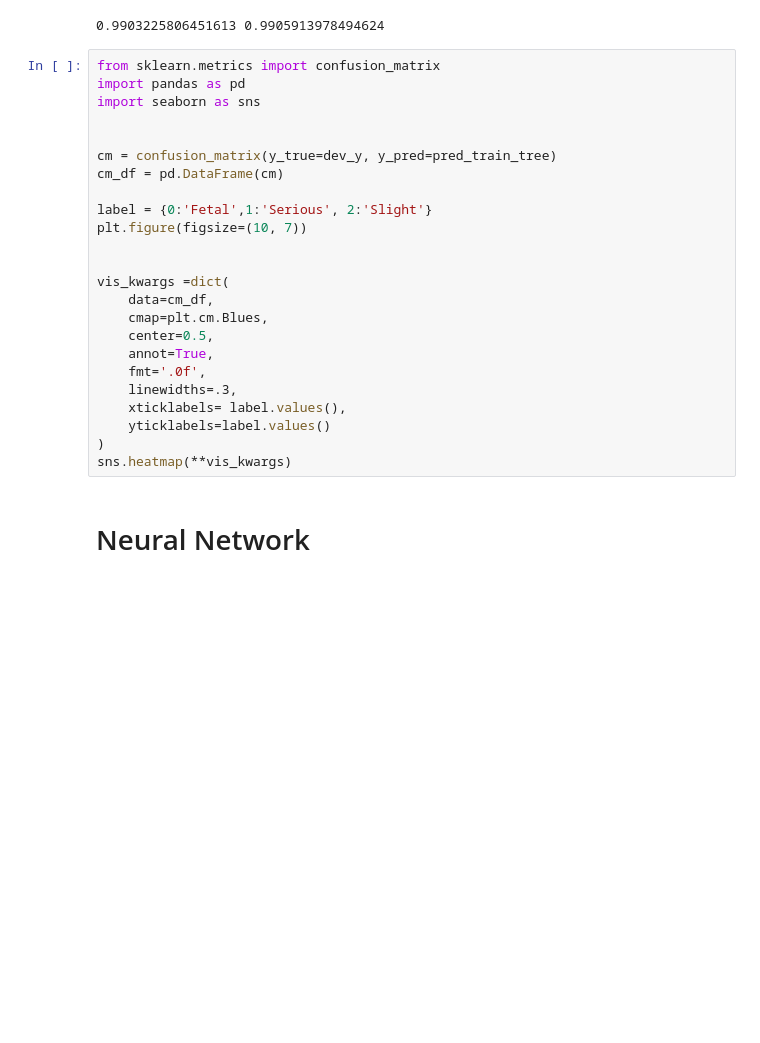
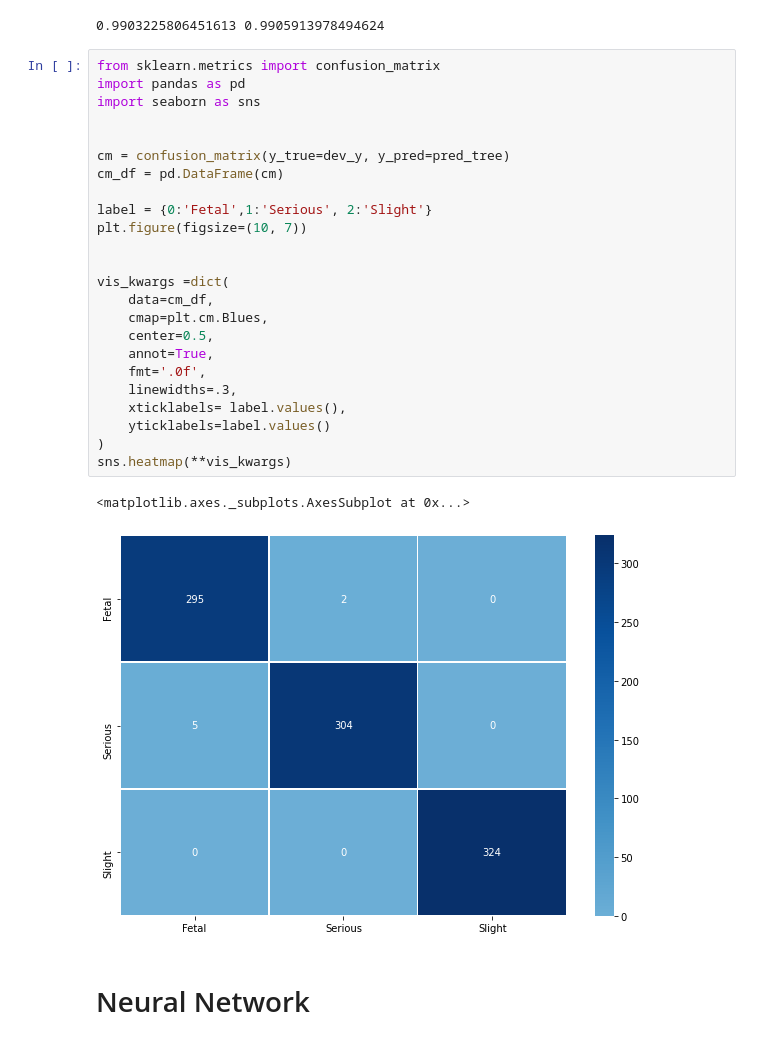
Before and after one commit to a920604a/kaggle, a Jupyter notebook: Prediction_Accident/kk_Prediction_accident.ipynb, the cells around one changed output. Cells and saved outputs as stored; diff of their text form; blank space fills up the shorter version.

```diff
--- a/kk_Prediction_accident.ipynb
+++ b/Prediction_Accident/kk_Prediction_accident.ipynb
@@ -282,27 +282,30 @@ print(np.sum(pred_svm==dev_y)/len(dev_y), np.sum(pred_train_tree==train_y)/len(t
 # %%
 from sklearn.metrics import confusion_matrix
 import pandas as pd
 import seaborn as sns
 
 
-cm = confusion_matrix(y_true=dev_y, y_pred=pred_train_tree)
+cm = confusion_matrix(y_true=dev_y, y_pred=pred_tree)
 cm_df = pd.DataFrame(cm)
 
 label = {0:'Fetal',1:'Serious', 2:'Slight'}
 plt.figure(figsize=(10, 7))
 
 
 vis_kwargs =dict(
     data=cm_df,
     cmap=plt.cm.Blues,
     center=0.5,
     annot=True,
     fmt='.0f',
     linewidths=.3,
     xticklabels= label.values(),
     yticklabels=label.values()
 )
 sns.heatmap(**vis_kwargs)
+# %% [output]
+<matplotlib.axes._subplots.AxesSubplot at 0x...>
+[figure, added]
 # %% [markdown]
 # Neural Network
 # %%
```
Also changed, not shown: parts of 1 cell of this notebook, 4 other files.
